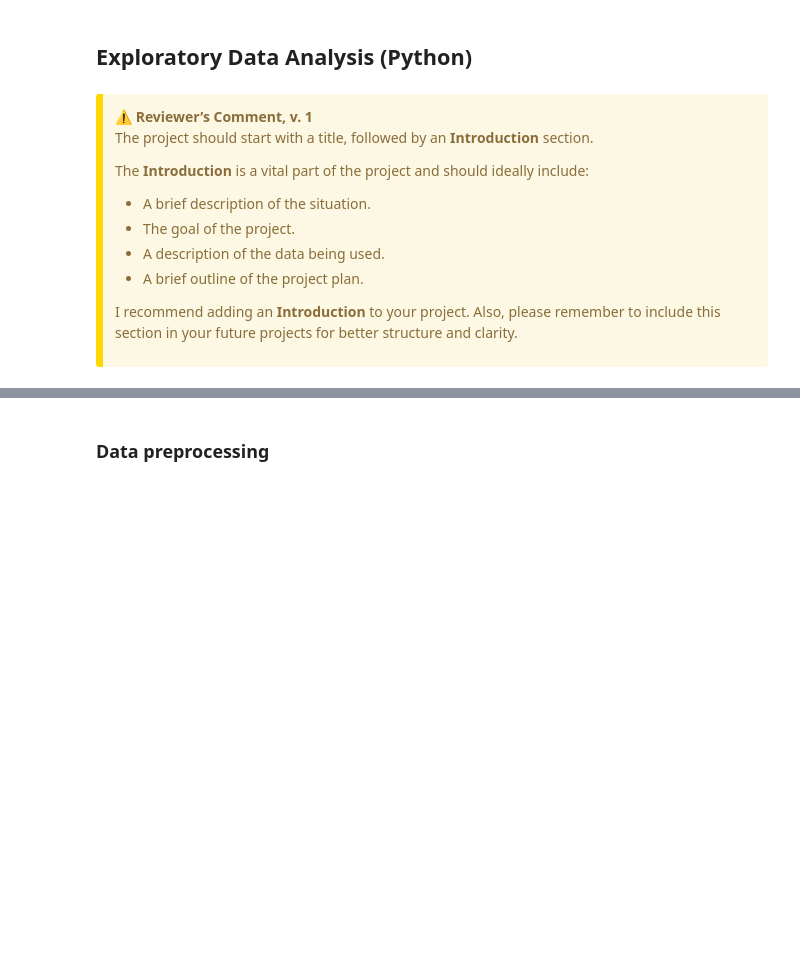
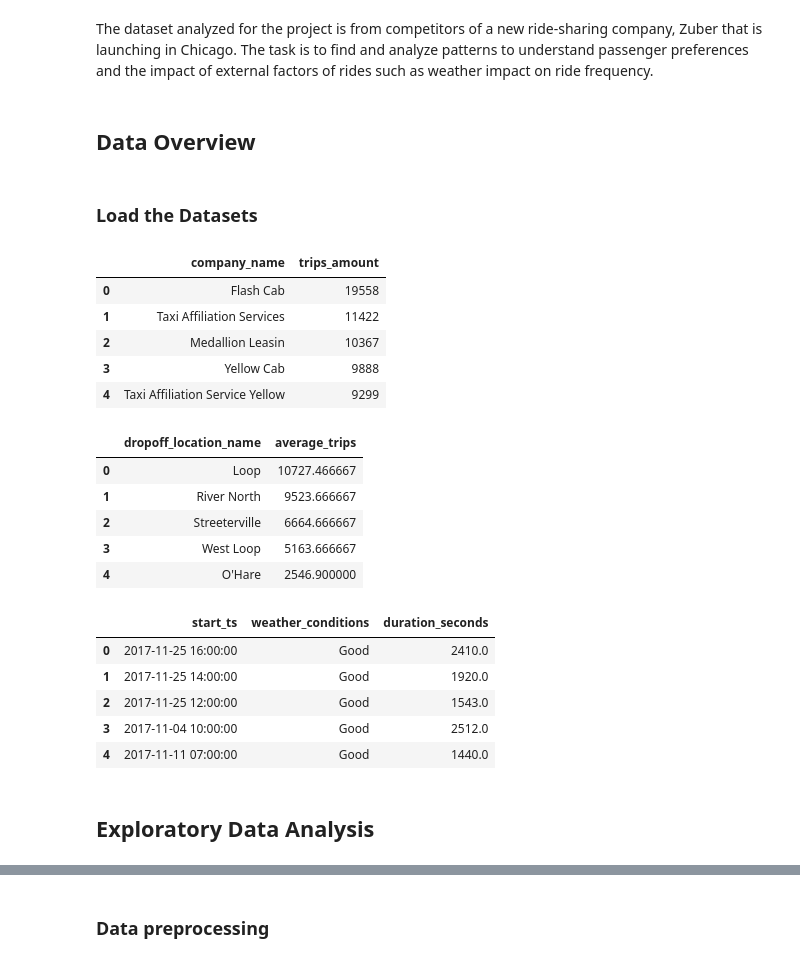
Before and after one commit to jeelfaldu7/passenger_preference_for_rides_sharing, a Jupyter notebook: notebook.ipynb, the cells around one changed output, grey strips where cells are left out. Drawn from its saved outputs; the diff is of its cells as text; code cells hidden in the pictures; blank space fills up the shorter version.

```diff
--- a/notebook.ipynb
+++ b/notebook.ipynb
@@ -26,0 +5,4 @@ Keep up the amazing work! 🪄
+# %% [markdown]
+The dataset analyzed for the project is from competitors of a new ride-sharing company, Zuber that is launching in Chicago. The task is to find and analyze patterns to understand passenger preferences and the impact of external factors of rides such as weather impact on ride frequency.
+# %% [markdown]
+## Data Overview
@@ -26,0 +16,2 @@ Keep up the amazing work! 🪄
+# %% [markdown]
+### Load the Datasets
@@ -27,17 +22,26 @@ Keep up the amazing work! 🪄
+# %%
+# Display the first few rows of the dataframes
+display(company_trips.head())
+display(trips_dropoff_locations.head())
+display(weather_conditions_duration.head())
+# %% [output]
+|  | company_name | trips_amount |
+| 0 | Flash Cab | 19558 |
+| 1 | Taxi Affiliation Services | 11422 |
+| 2 | Medallion Leasin | 10367 |
+| 3 | Yellow Cab | 9888 |
+| 4 | Taxi Affiliation Service Yellow | 9299 |
+|  | dropoff_location_name | average_trips |
+| 0 | Loop | 10727.466667 |
+| 1 | River North | 9523.666667 |
+| 2 | Streeterville | 6664.666667 |
+| 3 | West Loop | 5163.666667 |
+| 4 | O'Hare | 2546.900000 |
+|  | start_ts | weather_conditions | duration_seconds |
+| 0 | 2017-11-25 16:00:00 | Good | 2410.0 |
+| 1 | 2017-11-25 14:00:00 | Good | 1920.0 |
+| 2 | 2017-11-25 12:00:00 | Good | 1543.0 |
+| 3 | 2017-11-04 10:00:00 | Good | 2512.0 |
+| 4 | 2017-11-11 07:00:00 | Good | 1440.0 |
 # %% [markdown]
-## Exploratory Data Analysis (Python)
+## Exploratory Data Analysis
-# %% [markdown]
-<div class="alert alert-warning" style="border-left: 7px solid gold">
-<b>⚠️ Reviewer’s Comment, v. 1</b>
-
-The project should start with a title, followed by an **Introduction** section.
-
-The **Introduction** is a vital part of the project and should ideally include:
-
-- A brief description of the situation.
-- The goal of the project.
-- A description of the data being used.
-- A brief outline of the project plan.
-
-I recommend adding an **Introduction** to your project. Also, please remember to include this section in your future projects for better structure and clarity.
-</div>
```
Also changed, not shown: parts of 77 cells of this notebook.
